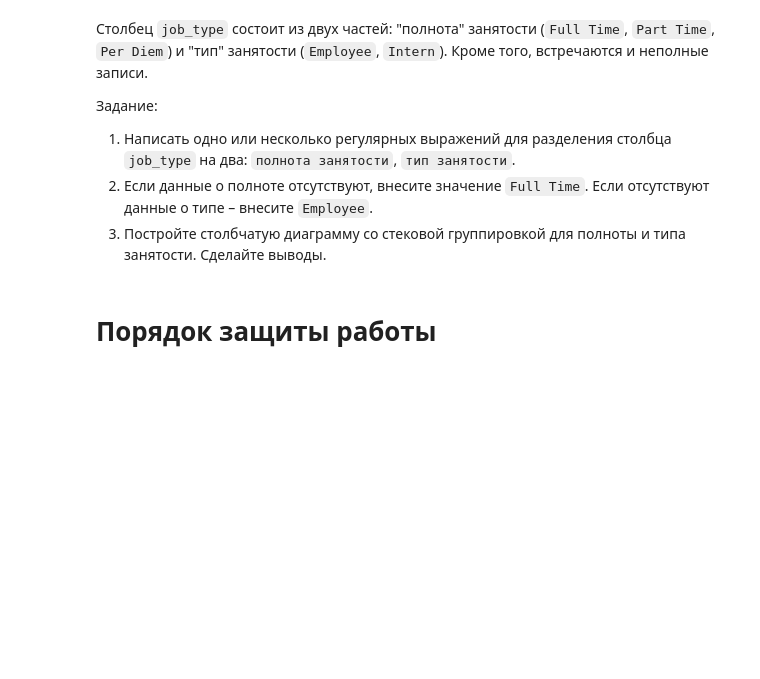
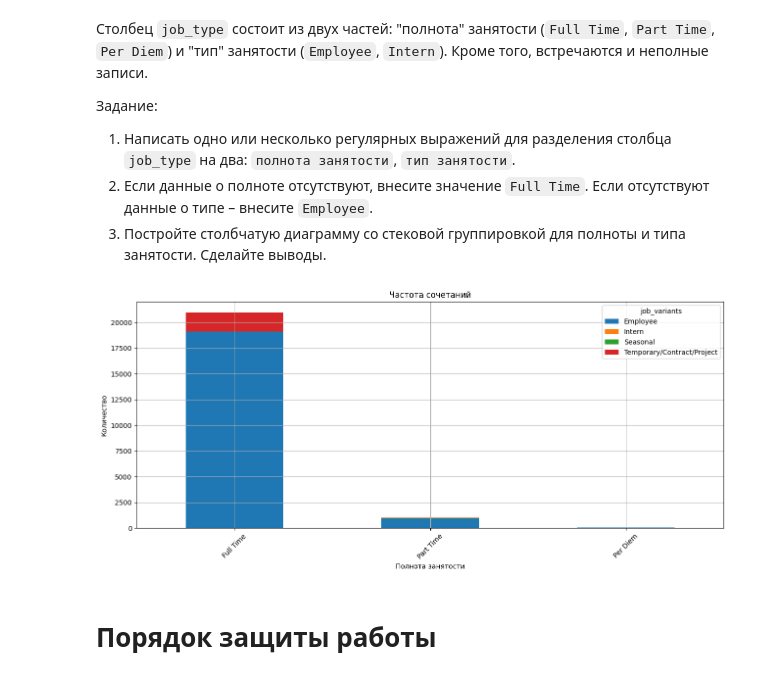
Before and after one commit to AndronIxI/cpp, a Jupyter notebook: labs/Лаба1_МЕВД_Сорокин.ipynb, the cells around one changed output. Cells and saved outputs as stored; diff of their text form; code cells hidden in the pictures; blank space fills up the shorter version.

```diff
--- a/labs/Лаба1_МЕВД_Сорокин.ipynb
+++ b/labs/Лаба1_МЕВД_Сорокин.ipynb
@@ -686,3 +747,20 @@ display(sorted_salary.head(50))
+# %%
+sorted_types[['job_time', 'job_variants']] = sorted_types['job_type'].str.split('|', expand=True)
+sorted_types['job_time'] = sorted_types['job_time'].str.strip()
+sorted_types['job_variants'] = sorted_types['job_variants'].str.strip().str.replace(' ', '/', regex=False)
+
+job_combo_counts = sorted_types.groupby(['job_time', 'job_variants']).size().unstack()
+
+job_combo_counts.plot(kind='bar', stacked=True, figsize=(13, 6), title='Частота сочетаний')
+
+plt.xlabel('Полнота занятости')
+plt.ylabel('Количество')
+plt.xticks(rotation=45)
+plt.grid(True)
+plt.tight_layout()
+plt.show()
+# %% [output]
+[figure, added]
 # %% [markdown]
 # Порядок защиты работы
 # %% [markdown]
```
Also changed, not shown: parts of 6 cells of this notebook.
